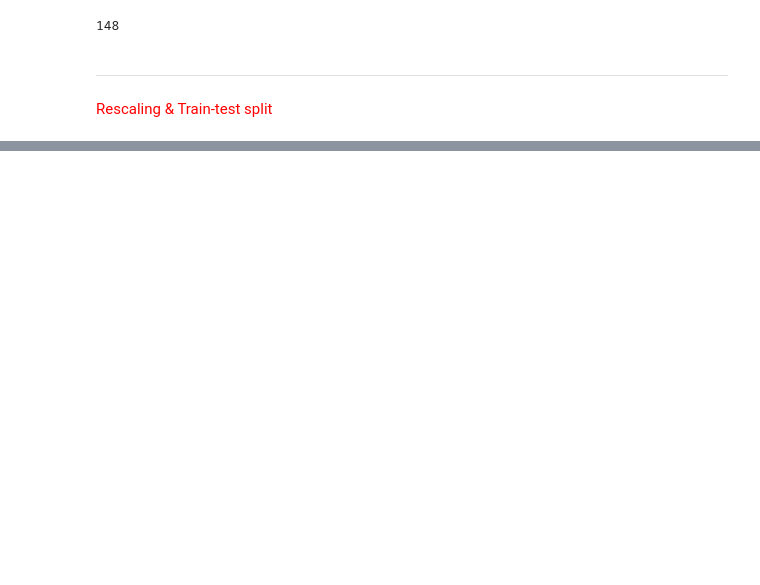
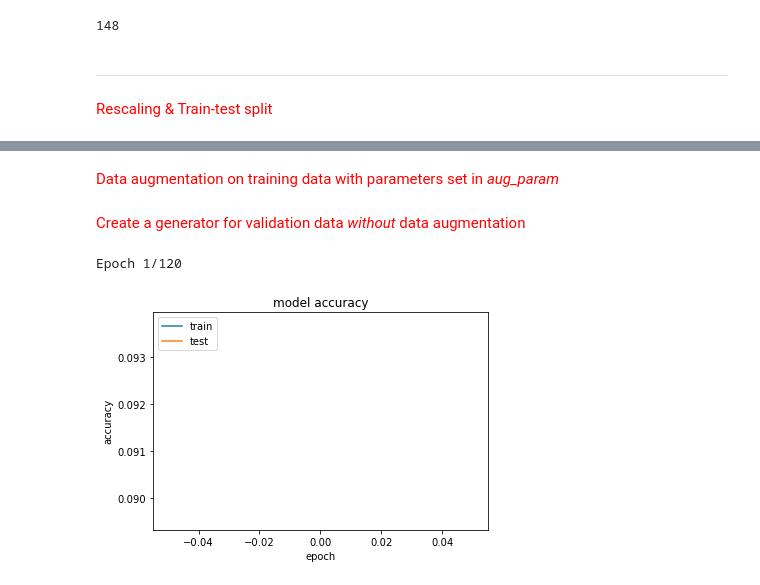
Before and after one commit to andyc1997/Advanced-Analytics, a Jupyter notebook: Assignment2/prototyping.ipynb, the cells around one changed output, grey strips where cells are left out. Saved outputs shown, nothing was run; the diff lists cells and outputs as text; code cells hidden in the pictures; blank space fills up the shorter version.

Commit message:
with model training

```diff
--- a/Assignment2/prototyping.ipynb
+++ b/Assignment2/prototyping.ipynb
@@ -148,0 +183,6 @@ X_train, X_val, y_train, y_val = train_test_split(X_train, y_train, test_size =
+# %%
+# Compile a model
+input_shape = ([224, 224, 3])
+output_shape = 55
+drop_out_rate = 0.5
+model_vgg19 = model_vgg19_wrap(False, input_shape, output_shape, drop_out_rate)
@@ -148,0 +191,36 @@ X_train, X_val, y_train, y_val = train_test_split(X_train, y_train, test_size =
+# %% [markdown]
+<font color='red'>Data augmentation on training data with parameters set in *aug_param*</font>
+# %%
+aug_param = {
+    'featurewise_center': False,
+    'featurewise_std_normalization': False,
+    'rotation_range': 20,
+    'width_shift_range': 0.2,
+    'height_shift_range': 0.2,
+    'horizontal_flip': True}
+train_gen = ImageDataGenerator(**aug_param).flow(X_train, y_train, batch_size = 64)
+# %% [markdown]
+<font color='red'>Create a generator for validation data *without* data augmentation</font>
+# %%
+val_gen = ImageDataGenerator().flow(X_val, y_val)
+# %%
+%%time
+train_param = {'generator': train_gen,
+               'validation_data': val_gen,
+               'validation_steps': 2,
+               'workers': 10,
+               'epochs': 120}
+history = model_vgg19.fit_generator(**train_param)
+# %% [output]
+Epoch 1/120
+# %%
+# Plot history
+plt.plot(history.history['accuracy'])
+plt.plot(history.history['val_accuracy'])
+plt.title('model accuracy')
+plt.ylabel('accuracy')
+plt.xlabel('epoch')
+plt.legend(['train', 'test'], loc='upper left')
+plt.show()
+# %% [output]
+[figure, added]
```
Also changed, not shown: parts of 11 cells of this notebook.
